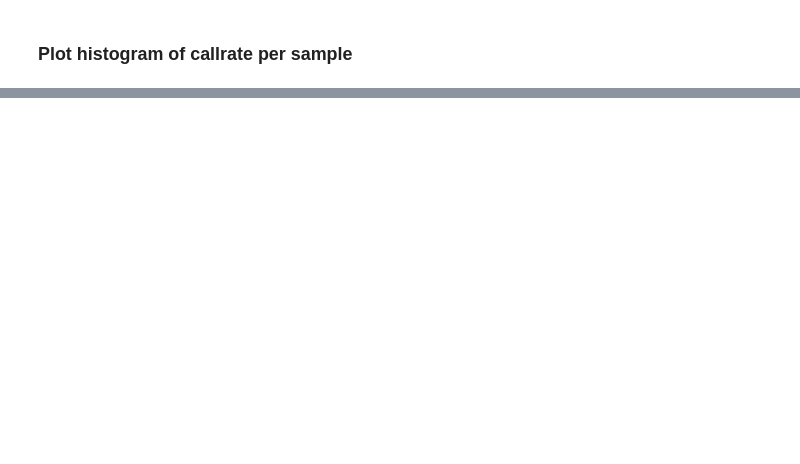
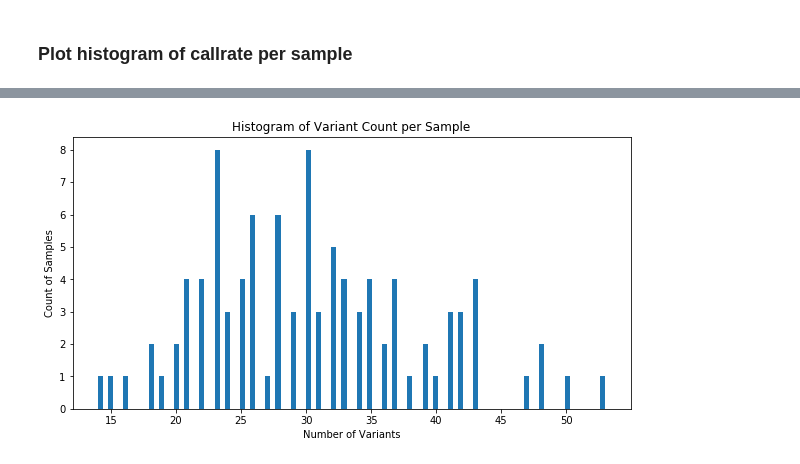
Before and after one commit to bigdatagenomics/mango, a Jupyter notebook: example-files/notebooks/mango-variants-viz.ipynb, the cells around one changed output, grey strips where cells are left out. Drawn from its saved outputs; the diff is of its cells as text; code cells hidden in the pictures; blank space fills up the shorter version.

```diff
--- a/example-files/notebooks/mango-variants-viz.ipynb
+++ b/example-files/notebooks/mango-variants-viz.ipynb
@@ -70,14 +74,13 @@ plt.show()
 # %%
 ### Plot histogram of Variant Count per Sample
 # %%
-from bdgenomics.mango.variantViz import VariantsPerSampleDistribution
+from bdgenomics.mango.variants import VariantsPerSampleDistribution
 
-# compute graph data
-graphData = VariantsPerSampleDistribution(spark,data_geno).plot()
-
-# Plot graph
-plt.hist(graphData,100)
-plt.title("Histogram of Variant Count per Sample")
-plt.xlabel("Number of Variants")
-plt.ylabel("Count of Samples")
-plt.show()
+ax, results = VariantsPerSampleDistribution(spark, data_geno).plot()
+if(ax != None):
+    ax.set_title("Histogram of Variant Count per Sample")
+    ax.set_xlabel("Number of Variants")
+    ax.set_ylabel("Count of Samples")
+    plt.show()
+# %% [output]
+[figure, added]
```
Also changed, not shown: parts of 4 cells of this notebook, 29 other files.
